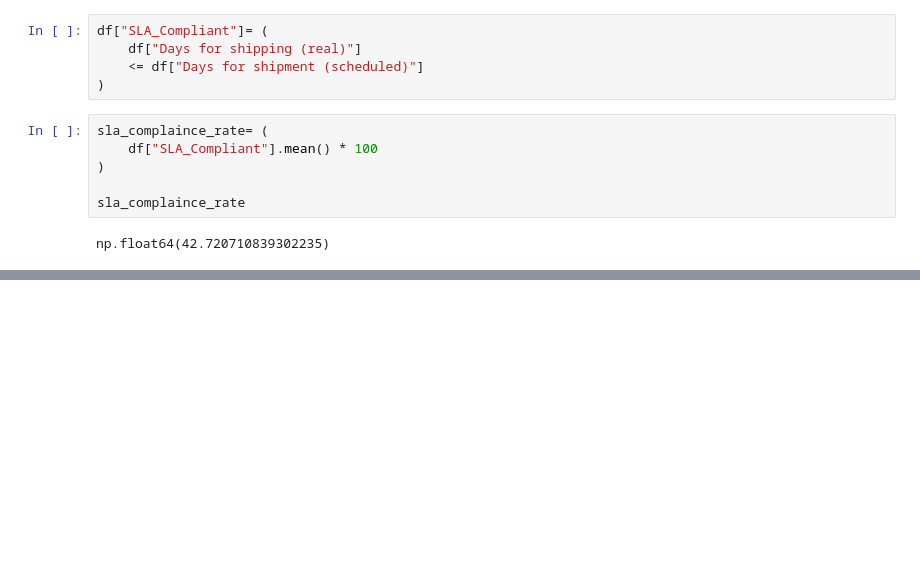
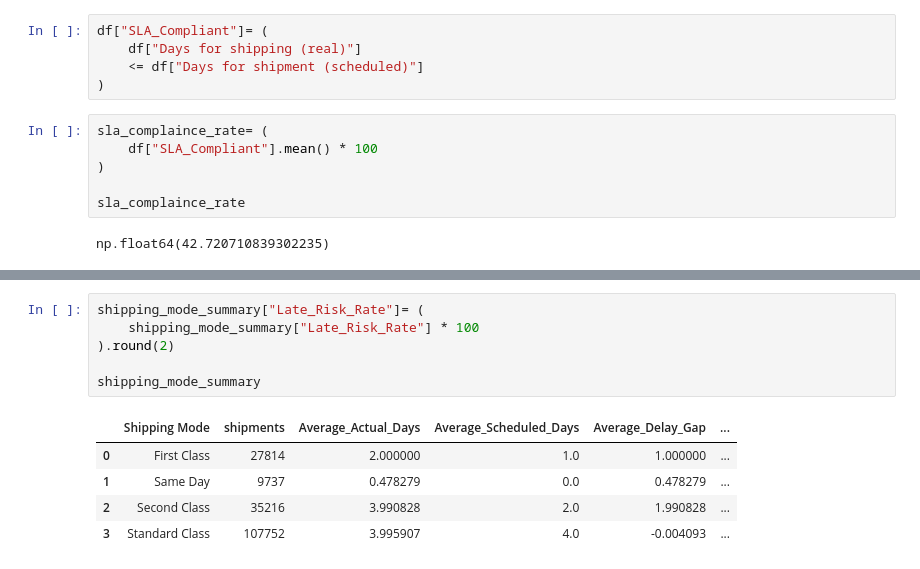
Before and after one commit to shivani1707s/APL-Logistics-Analysis, a Jupyter notebook: notebooks/eda.ipynb, the cells around one changed output, grey strips where cells are left out. Saved outputs shown, nothing was run; the diff lists cells and outputs as text; blank space fills up the shorter version.

```diff
--- a/notebooks/eda.ipynb
+++ b/notebooks/eda.ipynb
@@ -228,0 +256,12 @@ np.float64(42.720710839302235)
+# %%
+shipping_mode_summary["Late_Risk_Rate"]= (
+    shipping_mode_summary["Late_Risk_Rate"] * 100
+).round(2)
+
+shipping_mode_summary
+# %% [output]
+|  | Shipping Mode | shipments | Average_Actual_Days | Average_Scheduled_Days | Average_Delay_Gap | ... |
+| 0 | First Class | 27814 | 2.000000 | 1.0 | 1.000000 | ... |
+| 1 | Same Day | 9737 | 0.478279 | 0.0 | 0.478279 | ... |
+| 2 | Second Class | 35216 | 3.990828 | 2.0 | 1.990828 | ... |
+| 3 | Standard Class | 107752 | 3.995907 | 4.0 | -0.004093 | ... |
```
Also changed, not shown: parts of 7 cells of this notebook.
